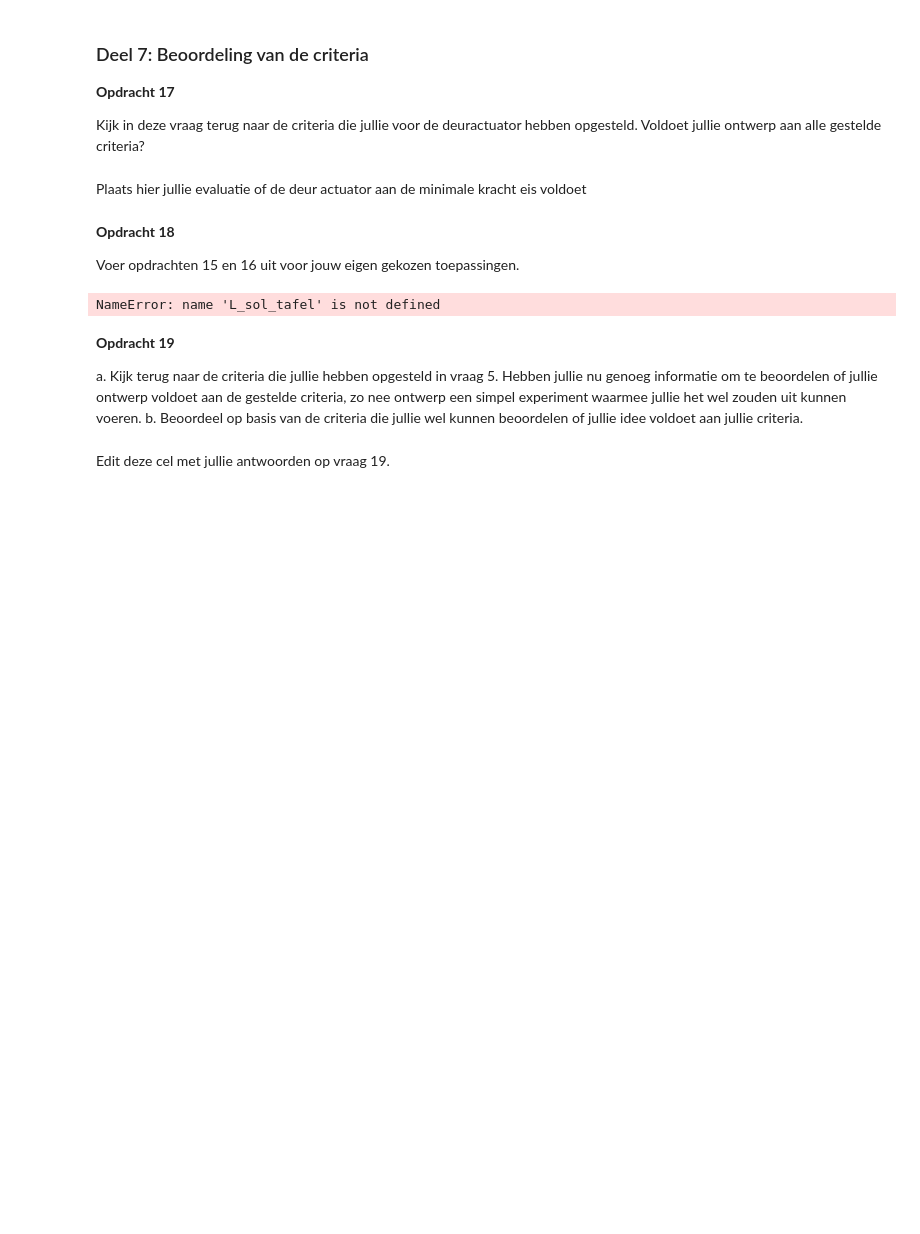
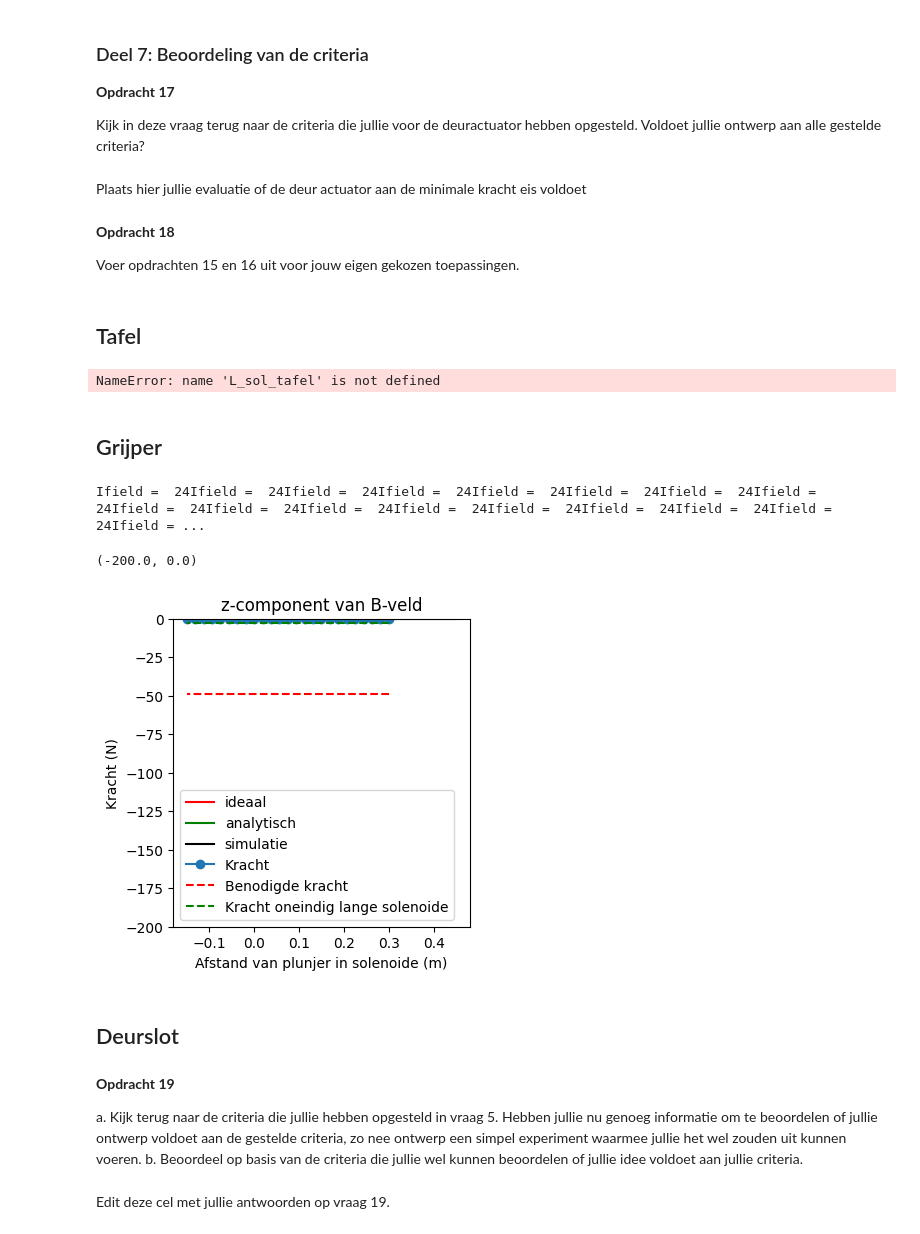
Before and after one commit to OLvanVelze/opdrachten-DEF-D-OVV, a Jupyter notebook: DigitaleOntwerpopdrachten/2KrachtactuatorOpdracht/KrachtactuatorOpdracht.ipynb, the cells around one changed output. Cells and saved outputs as stored; diff of their text form; code cells hidden in the pictures; blank space fills up the shorter version.

```diff
--- a/DigitaleOntwerpopdrachten/2KrachtactuatorOpdracht/KrachtactuatorOpdracht.ipynb
+++ b/DigitaleOntwerpopdrachten/2KrachtactuatorOpdracht/KrachtactuatorOpdracht.ipynb
@@ -601,5 +579,7 @@ Plaats hier jullie evaluatie of de deur actuator aan de minimale kracht eis vold
 **Opdracht 18**
 
 Voer opdrachten 15 en 16 uit voor jouw eigen gekozen toepassingen.
+# %% [markdown]
+## Tafel
 # %%
 #Tafel
@@ -653,11 +633,13 @@ plt.xlabel('Afstand van plunjer in solenoide (m)'), plt.ylabel('Kracht (N)'), pl
 plt.ylim([-200, 0])
 # %% [output]
 NameError: name 'L_sol_tafel' is not defined
+# %% [markdown]
+## Grijper
 # %%
 #Grijper
-L_sol = L_sol_grijper
-aantal_omwent = N_grijper
-r_sol = R_sol_grijper
+L_sol = 0.1
+aantal_omwent = 319
+r_sol = 5e-3
 n_ax=25
 z_ax=np.linspace(0, 1.5*L_sol/2, n_ax)
 H_ax=np.zeros((n_ax,1))
@@ -676,32 +658,38 @@ for i_field in range(n_ax):
 
 H_veld_ideaal=analytical_answer*np.ones(n_ax)*(1.0*(z_ax < L_sol/2))
 
 # dit is nog een aardige analytische uitdrukking die je kan uitrekenen voor de z-component op de as van een solenoide met eindige lengte
 H_veld_analytisch=(aantal_omwent*I/L_sol/2)*((L_sol/2-z_ax)/np.sqrt((z_ax- L_sol/2)**2 + r_sol**2)+(L_sol/2+z_ax)/np.sqrt((z_ax+ L_sol/2)**2 + r_sol**2))
 
 plt.figure(figsize=[13,4])
 plt.subplot(131)
 plt.title('z-component van B-veld')
 plt.plot(z_ax, H_veld_ideaal, '-r', label='ideaal')
 plt.plot(z_ax, H_veld_analytisch, '-g', label='analytisch')
 plt.plot(z_ax, H_ax, '-k', label='simulatie')
 plt.xlabel('Afstand langs de as van de solenoide (m)')
 plt.ylabel('B-veld (Tesla)')
 plt.legend()
 
 Wz=-0.5*np.pi*r_sol**2*np.cumsum(np.flipud(H_ax)*mu_r*mu_0*np.flipud(H_ax))*(z_ax[1] - z_ax[0])
 
 plt.plot(L_sol/2 - z_ax, np.flipud(Wz), '-k')
 plt.xlabel('Afstand van plunjer in solenoide (m)'), plt.ylabel('Energie (J)'), plt.grid()
 
 force_analytical = -mu_0*mu_r*np.pi*r_sol**2*aantal_omwent**2*I**2/2/L_sol**2 # Kracht uitrekenen numeriek
 force_numerical=np.diff(Wz, n=1, append=[0])/(z_ax[1] - z_ax[0]) # Kracht uitrekenen
 
 # Plotting the results
 plt.plot(L_sol/2 - z_ax, np.flipud(force_numerical), '-o', label='Kracht')
 plt.plot(L_sol/2 - z_ax, (-5*9.8)*np.ones(n_ax), '--r', label='Benodigde kracht')
 plt.plot(L_sol/2 - z_ax, force_analytical*np.ones(n_ax), '--g', label='Kracht oneindig lange solenoide')
 plt.xlabel('Afstand van plunjer in solenoide (m)'), plt.ylabel('Kracht (N)'), plt.grid(), plt.legend()
 plt.ylim([-200, 0])
+# %% [output]
+Ifield =  24Ifield =  24Ifield =  24Ifield =  24Ifield =  24Ifield =  24Ifield =  24Ifield =  24Ifield =  24Ifield =  24Ifield =  24Ifield =  24Ifield =  24Ifield =  24Ifield =  24Ifield =  24Ifield = ...
+(-200.0, 0.0)
+[figure, added]
+# %% [markdown]
+## Deurslot
 # %%
 #deur
```
Also changed, not shown: parts of 7 cells of this notebook.
